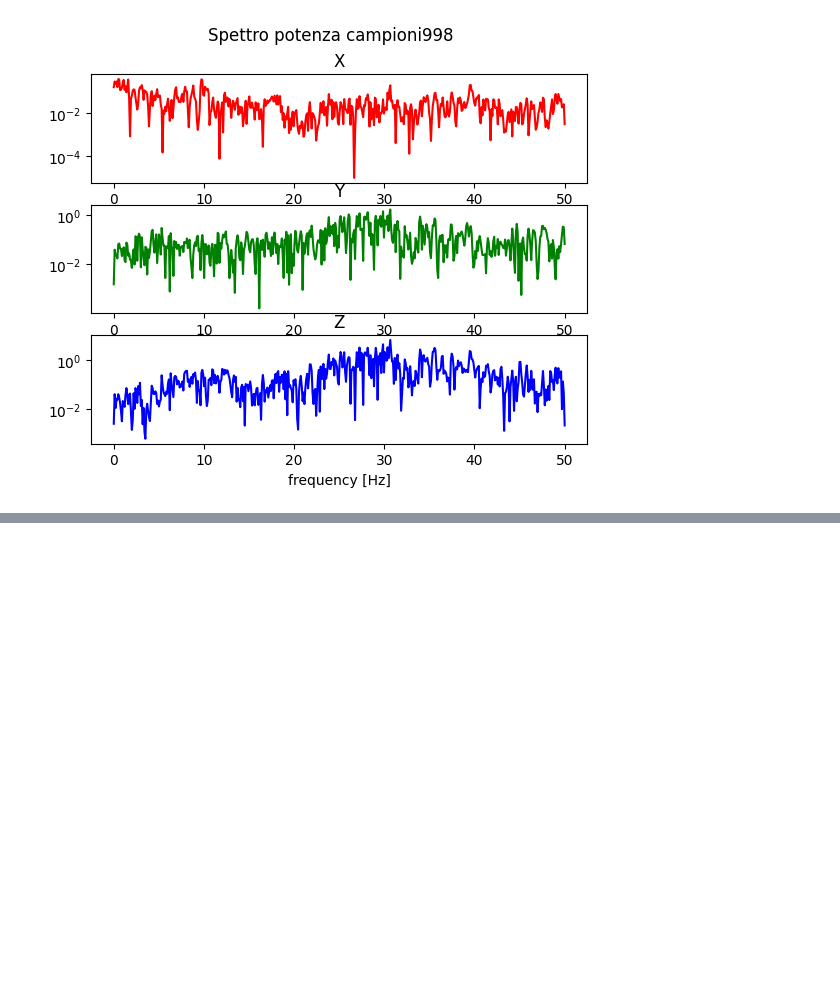
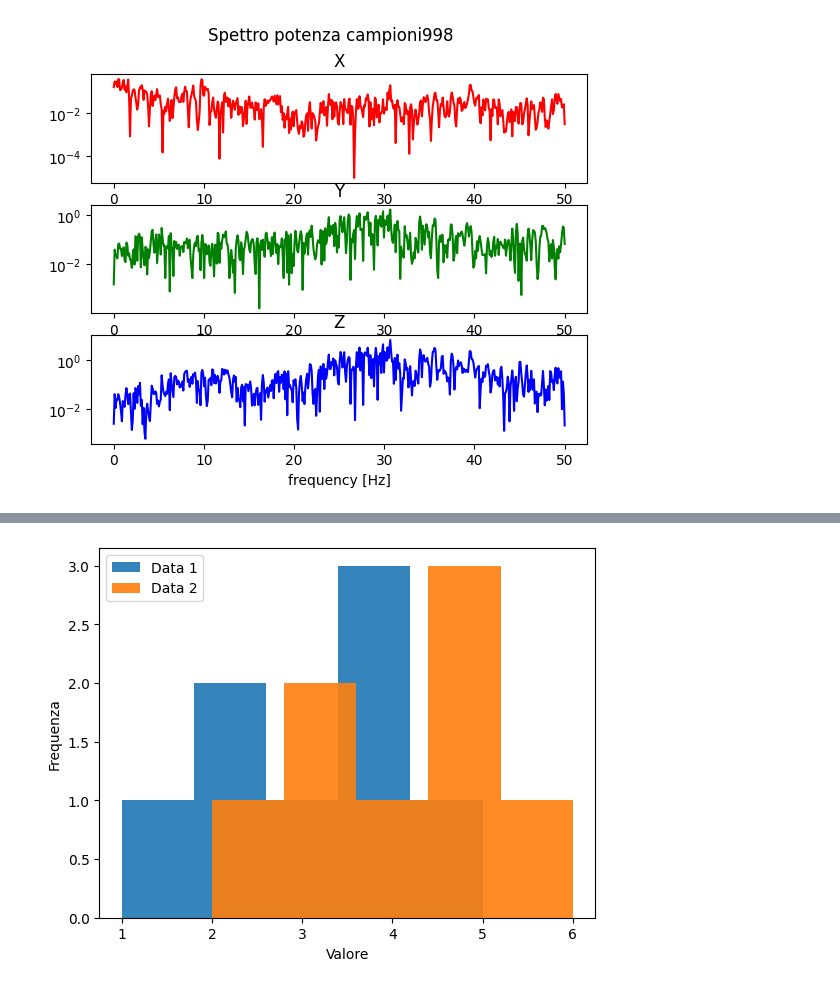
Before and after one commit to Ciosepp/Tesi, a Jupyter notebook: analisys/tesi.ipynb, the cells around one changed output, grey strips where cells are left out. Saved outputs shown, nothing was run; the diff lists cells and outputs as text; code cells hidden in the pictures; blank space fills up the shorter version.

```diff
--- a/analisys/tesi.ipynb
+++ b/analisys/tesi.ipynb
@@ -295,0 +347,13 @@ plt.ylabel("recall")
+# %%
+# Dati di esempio
+data1 = [1, 2, 2, 3, 4, 4, 4, 5]
+data2 = [2, 3, 3, 4, 5, 5, 5, 6]
+
+plt.hist(data1, bins=5, alpha=0.9, label='Data 1')
+plt.hist(data2, bins=5, alpha=0.9, label='Data 2')
+plt.xlabel('Valore')
+plt.ylabel('Frequenza')
+plt.legend()
+plt.show()
+# %% [output]
+[figure, added]
```
Also changed, not shown: parts of 6 cells of this notebook, 12 other files.
